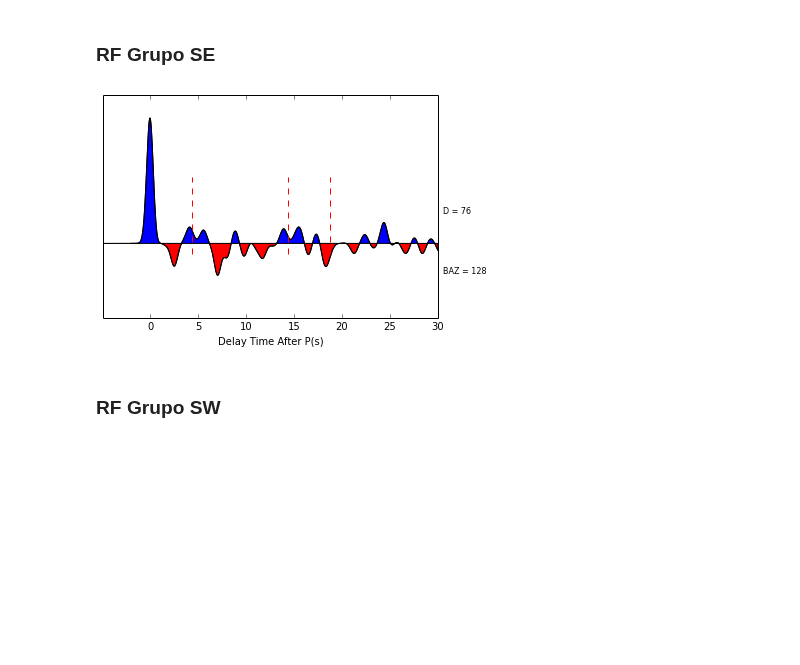
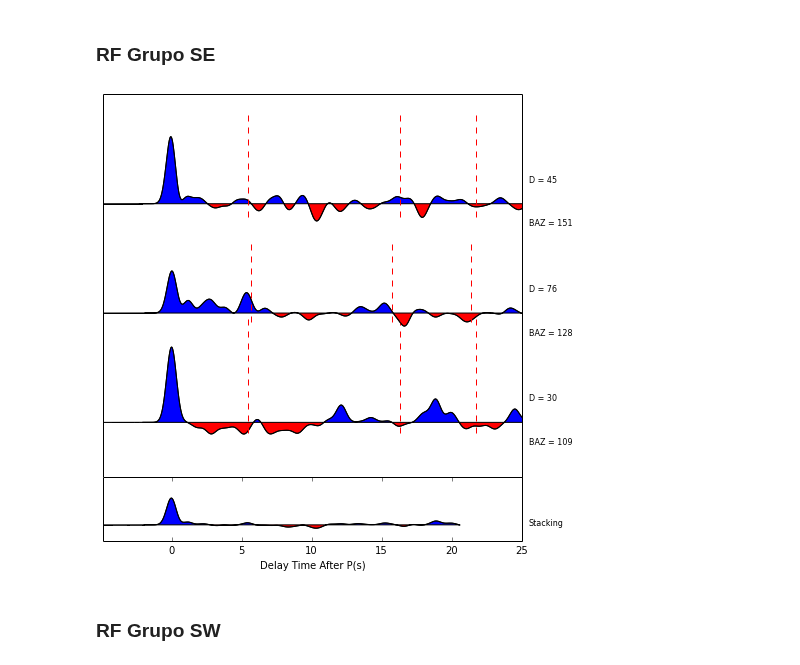
Before and after one commit to dIOGOLOC/projeto_mestrado, a Jupyter notebook: plotagem_funcao_receptor.ipynb, the cells around one changed output. Drawn from its saved outputs; the diff is of its cells as text; code cells hidden in the pictures; blank space fills up the shorter version.

Commit message:
Adicionando o empilhamento das funções do receptor.

```diff
--- a/plotagem_funcao_receptor.ipynb
+++ b/plotagem_funcao_receptor.ipynb
@@ -19,7 +20,7 @@ import shutil
 # %% [markdown]
 <h3>Escolha da estação para plotar das funções do Receptor</h3>
 # %%
-STA = 'STA01'
+STA = 'STA05'
 # %% [markdown]
 <h3>Procurando as funções do Receptor nas pastas das estações:</h3>
 # %%
@@ -262,24 +274,41 @@ if NElist != []:
 <h3>RF Grupo SE</h3>
 # %%
 if SElist != []:
+    plt.figure(figsize = (10,8))
+    gs = gridspec.GridSpec(2, 1, width_ratios=[3, 1],height_ratios=[3,0.5], wspace=0.000001, hspace=0.000001)
+    plt.subplot(gs[0])
     SEorglist = np.argsort([SE1.stats.sac.baz for SE1 in SE])
+    SEstack = np.zeros(1024)
+    for i, j in enumerate(SEorglist):
+        vetorSE = np.resize(SE[i].data,(1024))
+        SEstack = vetorSE + SEstack
+    SEstack_time = np.array(np.resize(SE[0].times(),(1024)))
     for k, i in enumerate(SEorglist):
         plt.plot(SE[i].times()-5,k+SE[i].data,'k',linewidth=1)
         #plt.plot(stt[i].times()-5,k+stt[i].data,'b',linewidth=1)
         plt.plot([tPs[i],tPs[i]],[k+ampli_min[i],k+ampli_max[i]],'--r')
         plt.plot([tPpPs[i],tPpPs[i]],[k+ampli_min[i],k+ampli_max[i]],'--r')
         plt.plot([tPsPs[i],tPsPs[i]],[k+ampli_min[i],k+ampli_max[i]],'--r')
-        plt.text(30.5,k+0.2,'D = %s' % (DSE[i]),fontsize=8)
-        plt.text(30.5,k-0.2,'BAZ = %s' % (BAZSE[i]),fontsize=8)
+        plt.text(25.5,k+0.2,'D = %s' % (DSE[i]),fontsize=8)
+        plt.text(25.5,k-0.2,'BAZ = %s' % (BAZSE[i]),fontsize=8)
         plt.fill_between(SE[i].times()-5,k+SE[i].data,k,where=k+SE[i].data>=k, facecolor='blue', interpolate=True)
         plt.fill_between(SE[i].times()-5,k+SE[i].data,k,where=k+SE[i].data<=k, facecolor='red', interpolate=True)
-        plt.xlabel('Delay Time After P(s)')
+        plt.xticks([])
         plt.yticks([])
-        plt.xlim(-4.9,30)
+        plt.xlim(-4.9,25)
         plt.ylim(-0.5,len(SE))
-        plt.savefig('Funções do Receptor - SE -  ' + STA + '.png',dpi=300)
+    plt.subplot(gs[1])
+    plt.plot(SEstack_time-5,SEstack,'k',linewidth=1)
+    plt.fill_between(SEstack_time-5,SEstack,0,where=SEstack>=0, facecolor='blue', interpolate=True)
+    plt.fill_between(SEstack_time-5,SEstack,0,where=SEstack<=0, facecolor='red', interpolate=True)
+    plt.text(25.5, 0,'Stacking',fontsize=8)
+    plt.xlabel('Delay Time After P(s)')
+    plt.yticks([])
+    plt.xlim(-4.9,25)
+    plt.ylim(-1,len(SE))
+    plt.savefig('Funções do Receptor e Empilhamento - SE - '+STA+'.png',dpi=300)
 # %% [output]
-[figure, old version]
+[figure, new version]
 # %% [markdown]
 <h3>RF Grupo SW</h3>
 # %%
```
Also changed, not shown: parts of 34 cells of this notebook.
